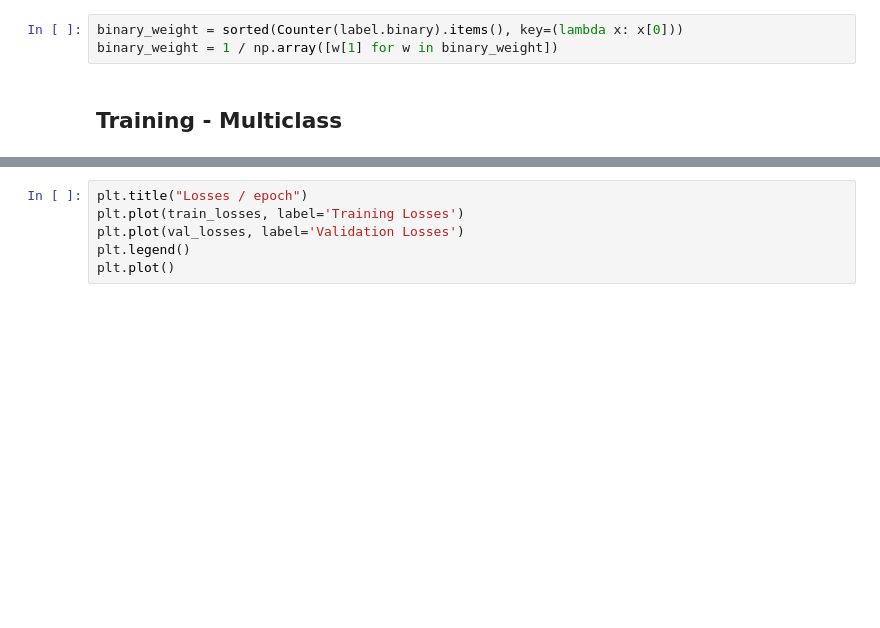
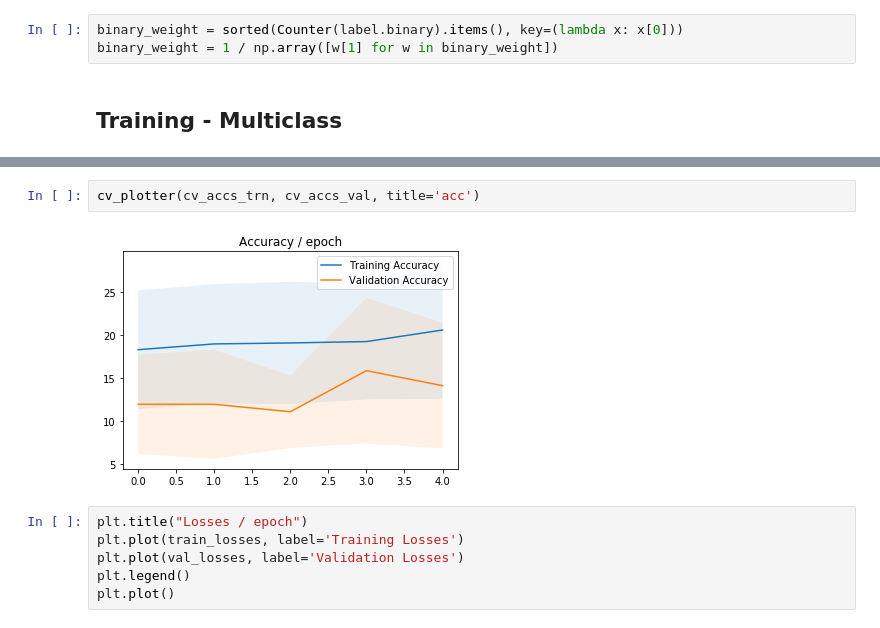
Before and after one commit to 1pha/flatten_brain_cnn, a Jupyter notebook: convolution.ipynb, the cells around one changed output, grey strips where cells are left out. Saved outputs shown, nothing was run; the diff lists cells and outputs as text; blank space fills up the shorter version.

```diff
--- a/convolution.ipynb
+++ b/convolution.ipynb
@@ -300,3 +366,7 @@ EPOCH: 199
+# %%
+cv_plotter(cv_accs_trn, cv_accs_val, title='acc')
+# %% [output]
+[figure, added]
 # %%
 plt.title("Losses / epoch")
 plt.plot(train_losses, label='Training Losses')
```
Also changed, not shown: parts of 9 cells of this notebook.
